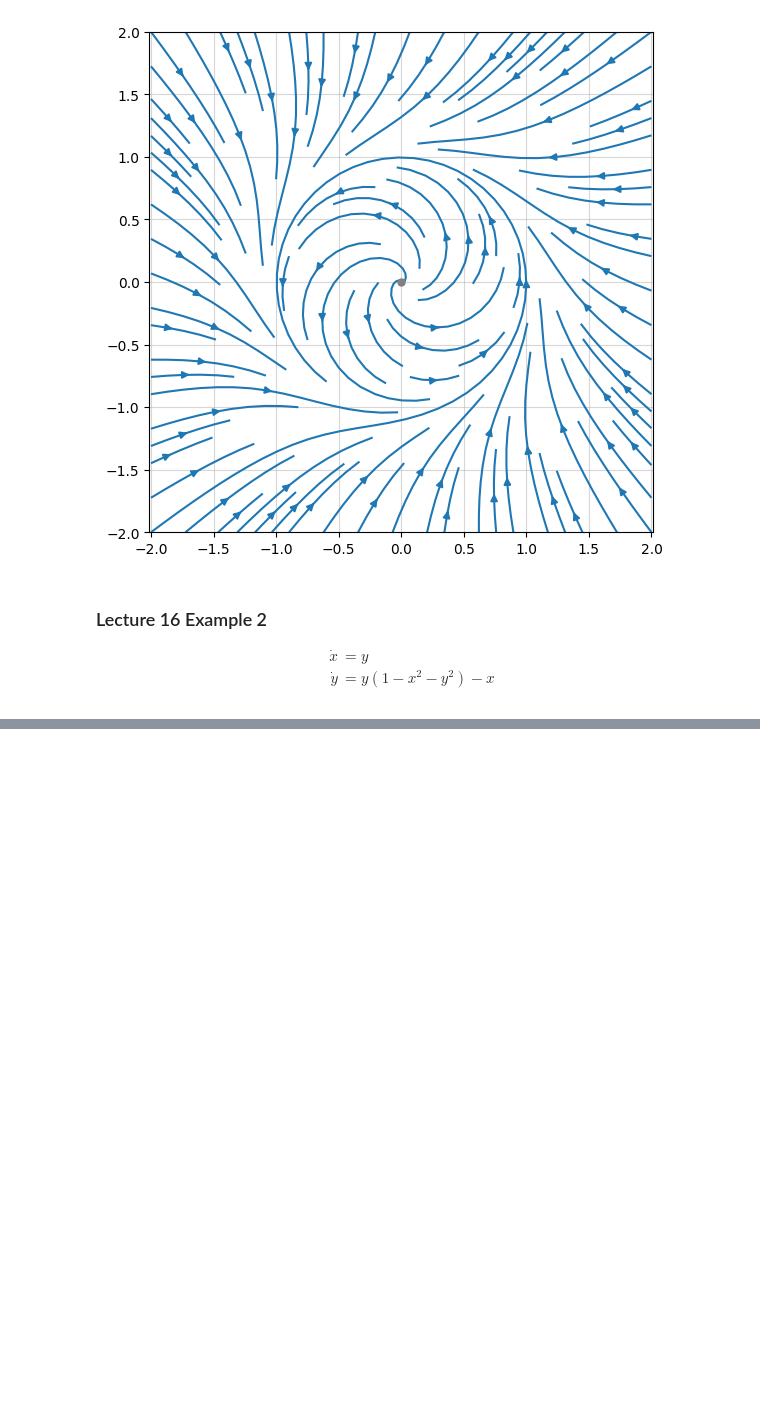
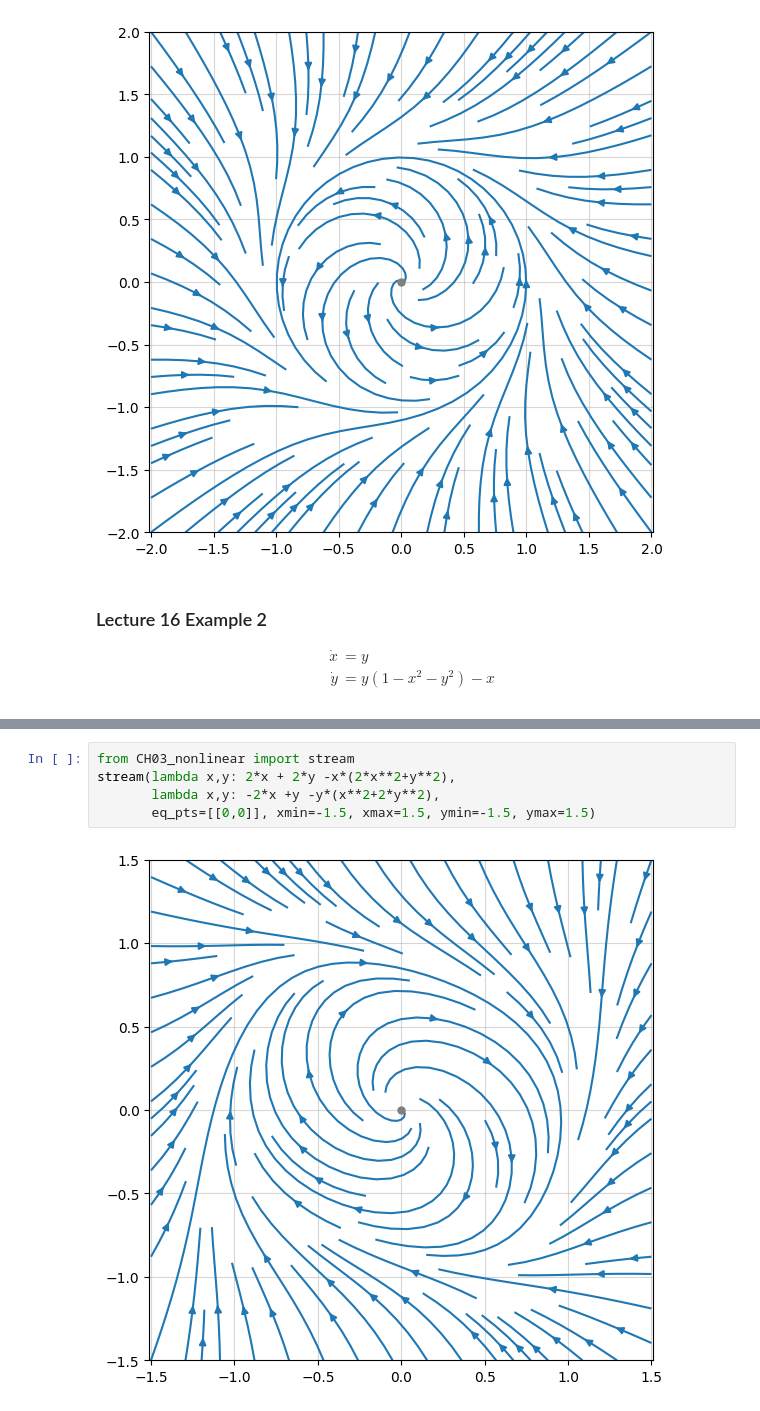
Before and after one commit to s-hynes/MP491, a Jupyter notebook: CH04_limit_cycles_lectures_and_problem_sheet.ipynb, the cells around one changed output, grey strips where cells are left out. Cells and saved outputs as stored; diff of their text form; blank space fills up the shorter version.

```diff
--- a/CH04_limit_cycles_lecture_examples.ipynb
+++ b/CH04_limit_cycles_lectures_and_problem_sheet.ipynb
@@ -36,0 +71,7 @@ stream(lambda x,y: y, lambda x,y: y*(1-x**2-y**2) - x, xmin=-2, xmax=2, ymin=-2,
+# %%
+from CH03_nonlinear import stream
+stream(lambda x,y: 2*x + 2*y -x*(2*x**2+y**2),
+       lambda x,y: -2*x +y -y*(x**2+2*y**2),
+       eq_pts=[[0,0]], xmin=-1.5, xmax=1.5, ymin=-1.5, ymax=1.5)
+# %% [output]
+[figure, added]
```
Also changed, not shown: parts of 6 cells of this notebook, 4 other files.
